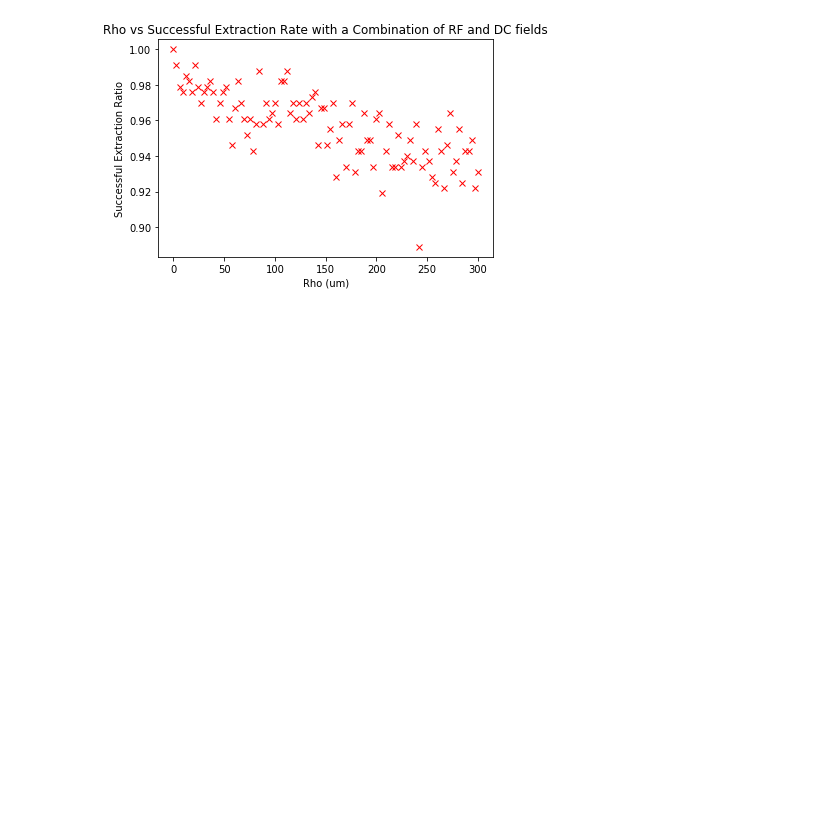
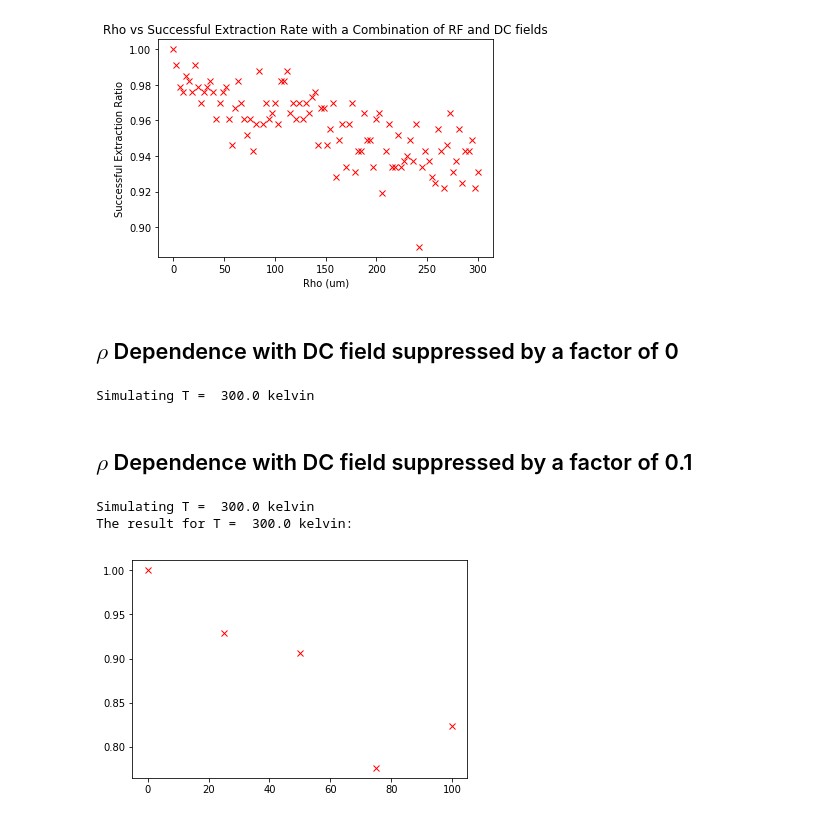
Before and after one commit to HaeffnerLab/Electron-Trap-Design-Testing, a Jupyter notebook: DC_RF_Combo_Trial.ipynb, the cells around one changed output. Cells and saved outputs as stored; diff of their text form; code cells hidden in the pictures; blank space fills up the shorter version.

Commit message:
July 13 commit, testing DC suppression factor. Also testing on 250nm quarter RF trapping potential

```diff
--- a/DC_RF_Combo_Trial.ipynb
+++ b/DC_RF_Combo_Trial.ipynb
@@ -286,3 +286,5 @@ plt.title("Rho vs Successful Extraction Rate with a Combination of RF and DC fie
 # %% [output]
 Text(0.5, 1.0, 'Rho vs Successful Extraction Rate with a Combination of RF and DC fields')
 [figure]
+# %% [markdown]
+## $\rho$ Dependence with DC field suppressed by a factor of 0
@@ -288,0 +302,35 @@ Text(0.5, 1.0, 'Rho vs Successful Extraction Rate with a Combination of RF and D
+# %%
+dt = 1.0e-11 #s
+t_max = 5.0e-8 # maximum time duration of the simulation
+
+#initial condition
+rou_s = np.linspace(0, 100.0e-6, 5)
+N_phi = 5
+N_theta = 17
+
+# A dictionary, taking temperature as key and the value is a
+# list of success rates correspond to each rou in rou_s
+success_rate = dict()
+errors = dict()
+for T in [300.0]:
+    v = np.sqrt(kB*T/m)
+    success_rate[T] = []
+    errors[T] = []
+    print("Simulating T = ", T, "kelvin")
+    for rou in rou_s:
+        result = []
+        for phi in np.linspace(0, np.pi/2, N_phi):
+            for theta in np.linspace(0, np.pi*2, N_theta):
+                if extracted(rou, phi, v, theta, dt, t_max):
+                    result.append(1)
+                else:
+                    result.append(0)
+        success_rate[T].append(np.mean(result))
+        errors[T].append(np.std(result)/np.sqrt(N_phi*N_theta))
+    print("The result for T = ", T, "kelvin:")
+    plt.figure()
+    plt.plot(rou_s*1.0e6, success_rate[T], 'rx')
+# %% [output]
+Simulating T =  300.0 kelvin
+# %% [markdown]
+## $\rho$ Dependence with DC field suppressed by a factor of 0.1
@@ -288,0 +348,35 @@ Text(0.5, 1.0, 'Rho vs Successful Extraction Rate with a Combination of RF and D
+# %%
+dt = 1.0e-11 #s
+t_max = 5.0e-8 # maximum time duration of the simulation
+
+#initial condition
+rou_s = np.linspace(0, 100.0e-6, 5)
+N_phi = 5
+N_theta = 17
+
+# A dictionary, taking temperature as key and the value is a
+# list of success rates correspond to each rou in rou_s
+success_rate = dict()
+errors = dict()
+for T in [300.0]:
+    v = np.sqrt(kB*T/m)
+    success_rate[T] = []
+    errors[T] = []
+    print("Simulating T = ", T, "kelvin")
+    for rou in rou_s:
+        result = []
+        for phi in np.linspace(0, np.pi/2, N_phi):
+            for theta in np.linspace(0, np.pi*2, N_theta):
+                if extracted(rou, phi, v, theta, dt, t_max):
+                    result.append(1)
+                else:
+                    result.append(0)
+        success_rate[T].append(np.mean(result))
+        errors[T].append(np.std(result)/np.sqrt(N_phi*N_theta))
+    print("The result for T = ", T, "kelvin:")
+    plt.figure()
+    plt.plot(rou_s*1.0e6, success_rate[T], 'rx')
+# %% [output]
+Simulating T =  300.0 kelvin
+The result for T =  300.0 kelvin:
+[figure, added]
```
Also changed, not shown: parts of 2 cells of this notebook, 6 other files.
